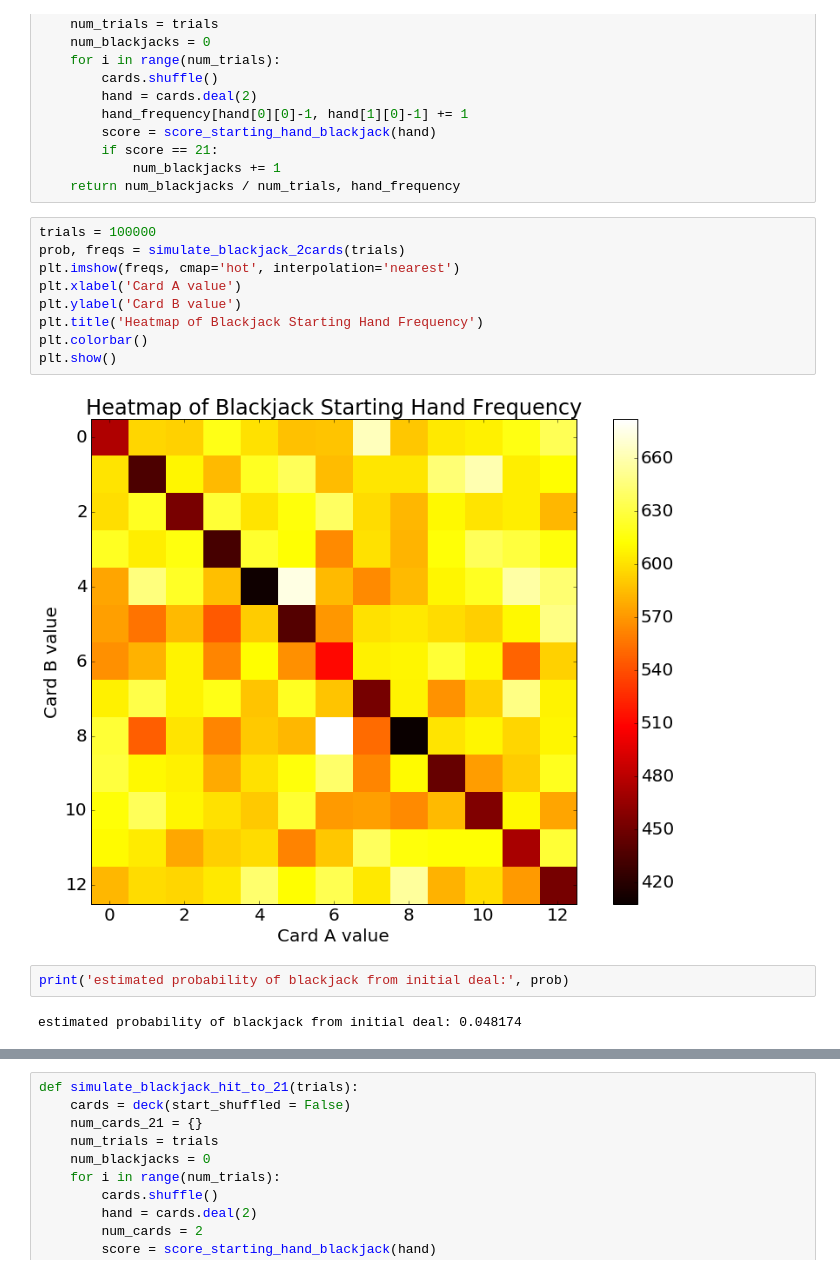
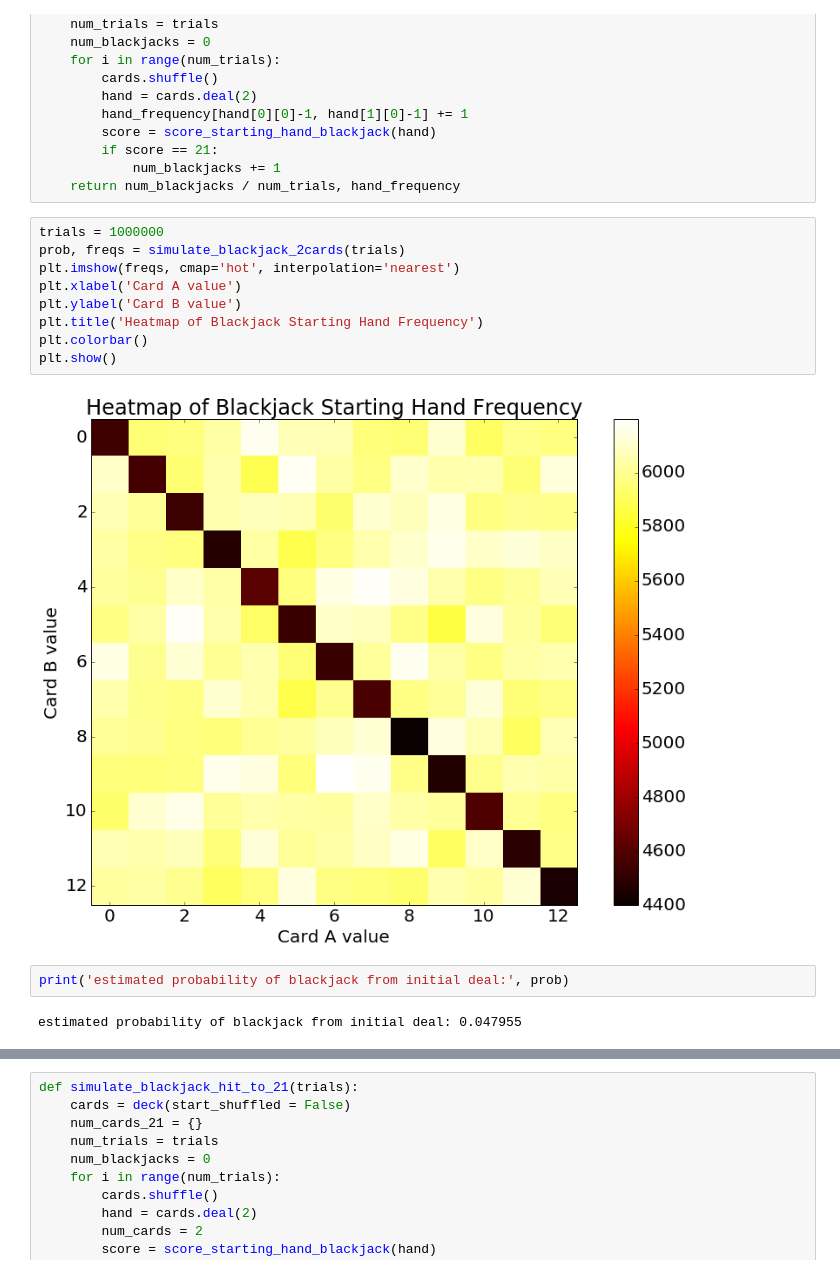
Before and after one commit to michaelneuder/numerical_experiments, a Jupyter notebook: cards/blackjack.ipynb, the cells around one changed output, grey strips where cells are left out. Saved outputs shown, nothing was run; the diff lists cells and outputs as text.

Commit message:
lots of blackjack work

```diff
--- a/cards/blackjack.ipynb
+++ b/cards/blackjack.ipynb
@@ -39,18 +39,18 @@ def simulate_blackjack_2cards(trials):
             num_blackjacks += 1
     return num_blackjacks / num_trials, hand_frequency
 # %%
-trials = 100000
+trials = 1000000
 prob, freqs = simulate_blackjack_2cards(trials)
 plt.imshow(freqs, cmap='hot', interpolation='nearest')
 plt.xlabel('Card A value')
 plt.ylabel('Card B value')
 plt.title('Heatmap of Blackjack Starting Hand Frequency')
 plt.colorbar()
 plt.show()
 # %% [output]
-[figure, old version]
+[figure, new version]
 # %%
 print('estimated probability of blackjack from initial deal:', prob)
 # %% [output]
-estimated probability of blackjack from initial deal: 0.048174
+estimated probability of blackjack from initial deal: 0.047955
 # %% [markdown]
```
Also changed, not shown: parts of 8 cells of this notebook, 2 other files.
